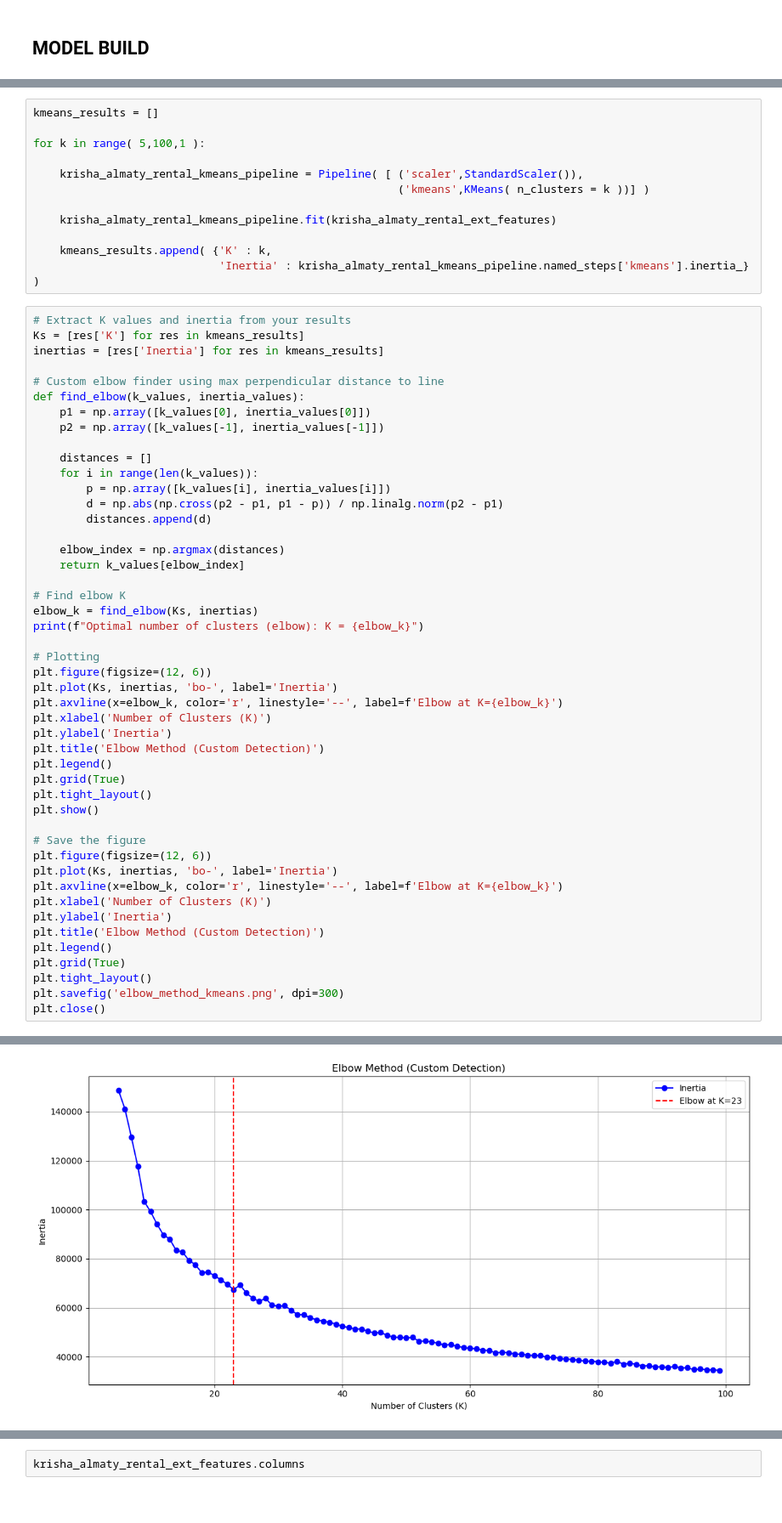
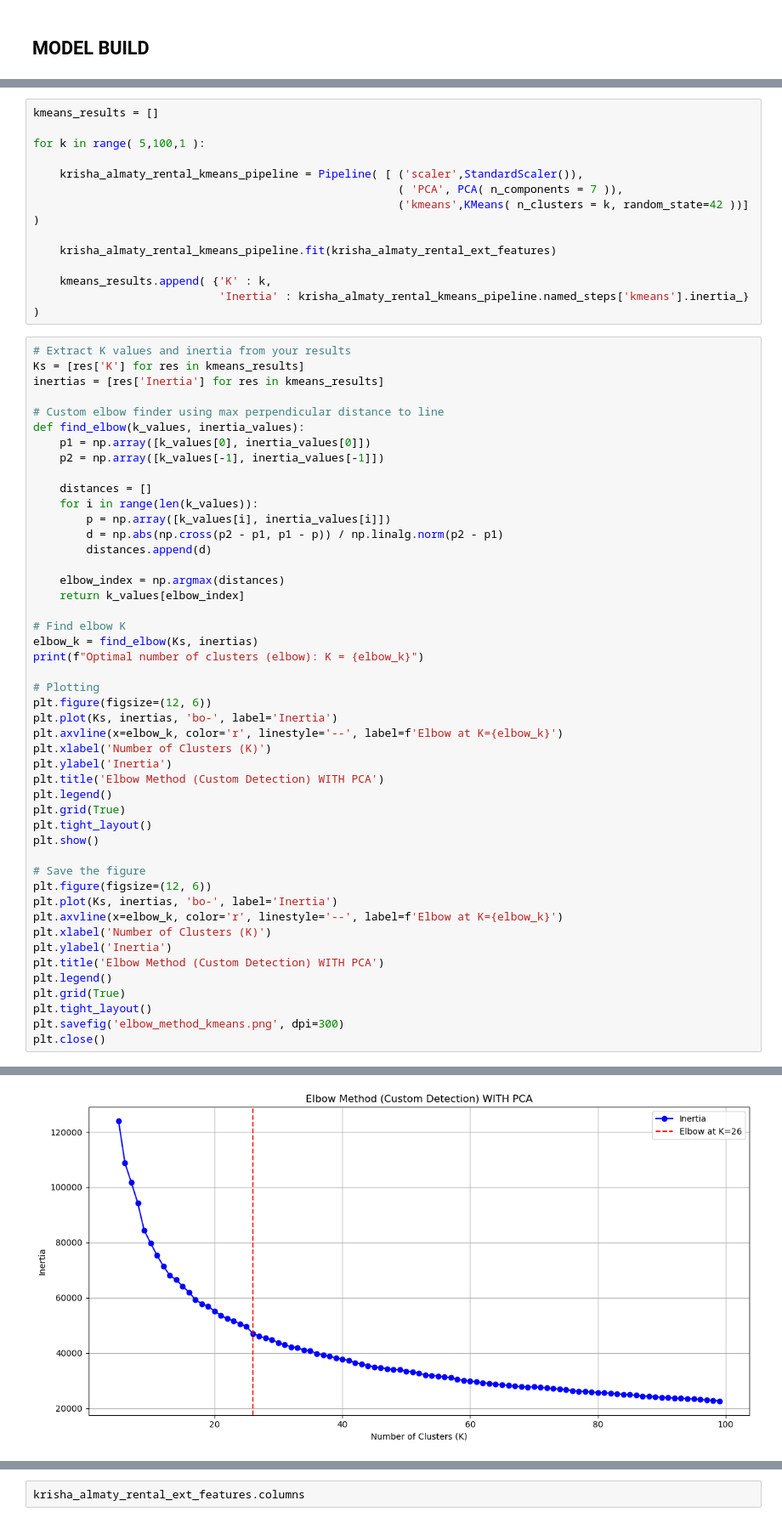
Before and after one commit to ElijahAnalysis/krisha_bot, a Jupyter notebook: code/krisha_bot(Model Build)_clustering.ipynb, the cells around one changed output, grey strips where cells are left out. Shown at 85% size. Saved outputs shown, nothing was run; the diff lists cells and outputs as text.

```diff
--- a/code/krisha_bot(Model Build)_clustering.ipynb
+++ b/code/krisha_bot(Model Build)_clustering.ipynb
@@ -75,7 +96,8 @@ kmeans_results = []
 for k in range( 5,100,1 ):
 
     krisha_almaty_rental_kmeans_pipeline = Pipeline( [ ('scaler',StandardScaler()),
-                                                       ('kmeans',KMeans( n_clusters = k ))] )
+                                                       ( 'PCA', PCA( n_components = 7 )),
+                                                       ('kmeans',KMeans( n_clusters = k, random_state=42 ))] )
 
     krisha_almaty_rental_kmeans_pipeline.fit(krisha_almaty_rental_ext_features)
 
@@ -110,7 +132,7 @@ plt.plot(Ks, inertias, 'bo-', label='Inertia')
 plt.axvline(x=elbow_k, color='r', linestyle='--', label=f'Elbow at K={elbow_k}')
 plt.xlabel('Number of Clusters (K)')
 plt.ylabel('Inertia')
-plt.title('Elbow Method (Custom Detection)')
+plt.title('Elbow Method (Custom Detection) WITH PCA')
 plt.legend()
 plt.grid(True)
 plt.tight_layout()
@@ -122,7 +144,7 @@ plt.plot(Ks, inertias, 'bo-', label='Inertia')
 plt.axvline(x=elbow_k, color='r', linestyle='--', label=f'Elbow at K={elbow_k}')
 plt.xlabel('Number of Clusters (K)')
 plt.ylabel('Inertia')
-plt.title('Elbow Method (Custom Detection)')
+plt.title('Elbow Method (Custom Detection) WITH PCA')
 plt.legend()
 plt.grid(True)
 plt.tight_layout()
@@ -133 +155 @@ Optimal number of clusters (elbow): K = 23
-[figure, old version]
+[figure, new version]
```
Also changed, not shown: parts of 19 cells of this notebook, 3 other files.
